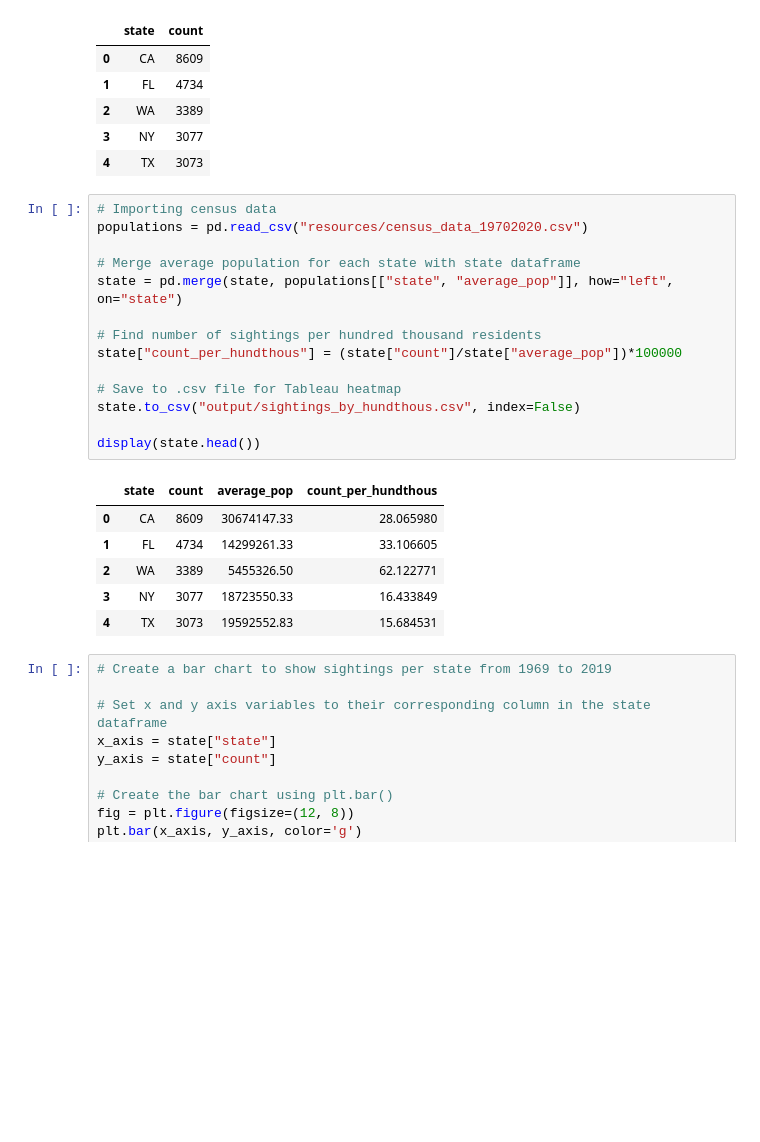
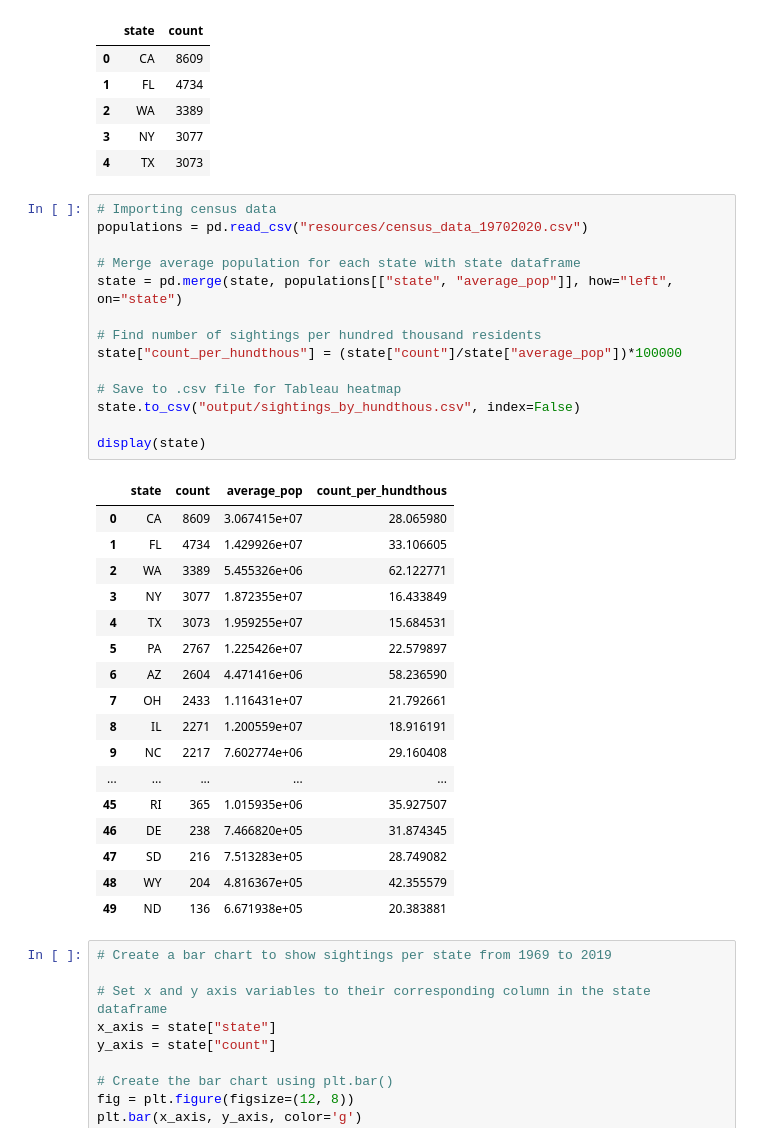
Before and after one commit to s-ellingwood/project-1, a Jupyter notebook: Sighting_vs_State_bar.ipynb, the cells around one changed output. Drawn from its saved outputs; the diff is of its cells as text; blank space fills up the shorter version.

```diff
--- a/Sighting_vs_State_bar.ipynb
+++ b/Sighting_vs_State_bar.ipynb
@@ -35,24 +36,35 @@ display(state.head())
 # %%
 # Importing census data
 populations = pd.read_csv("resources/census_data_19702020.csv")
 
 # Merge average population for each state with state dataframe
 state = pd.merge(state, populations[["state", "average_pop"]], how="left", on="state")
 
 # Find number of sightings per hundred thousand residents
 state["count_per_hundthous"] = (state["count"]/state["average_pop"])*100000
 
 # Save to .csv file for Tableau heatmap
 state.to_csv("output/sightings_by_hundthous.csv", index=False)
 
-display(state.head())
+display(state)
 # %% [output]
 |  | state | count | average_pop | count_per_hundthous |
-| 0 | CA | 8609 | 30674147.33 | 28.065980 |
-| 1 | FL | 4734 | 14299261.33 | 33.106605 |
-| 2 | WA | 3389 | 5455326.50 | 62.122771 |
-| 3 | NY | 3077 | 18723550.33 | 16.433849 |
-| 4 | TX | 3073 | 19592552.83 | 15.684531 |
+| 0 | CA | 8609 | 3.067415e+07 | 28.065980 |
+| 1 | FL | 4734 | 1.429926e+07 | 33.106605 |
+| 2 | WA | 3389 | 5.455326e+06 | 62.122771 |
+| 3 | NY | 3077 | 1.872355e+07 | 16.433849 |
+| 4 | TX | 3073 | 1.959255e+07 | 15.684531 |
+| 5 | PA | 2767 | 1.225426e+07 | 22.579897 |
+| 6 | AZ | 2604 | 4.471416e+06 | 58.236590 |
+| 7 | OH | 2433 | 1.116431e+07 | 21.792661 |
+| 8 | IL | 2271 | 1.200559e+07 | 18.916191 |
+| 9 | NC | 2217 | 7.602774e+06 | 29.160408 |
+| ... | ... | ... | ... | ... |
+| 45 | RI | 365 | 1.015935e+06 | 35.927507 |
+| 46 | DE | 238 | 7.466820e+05 | 31.874345 |
+| 47 | SD | 216 | 7.513283e+05 | 28.749082 |
+| 48 | WY | 204 | 4.816367e+05 | 42.355579 |
+| 49 | ND | 136 | 6.671938e+05 | 20.383881 |
 # %%
 # Create a bar chart to show sightings per state from 1969 to 2019
 
```
Also changed, not shown: parts of 2 cells of this notebook, 1 other file.
